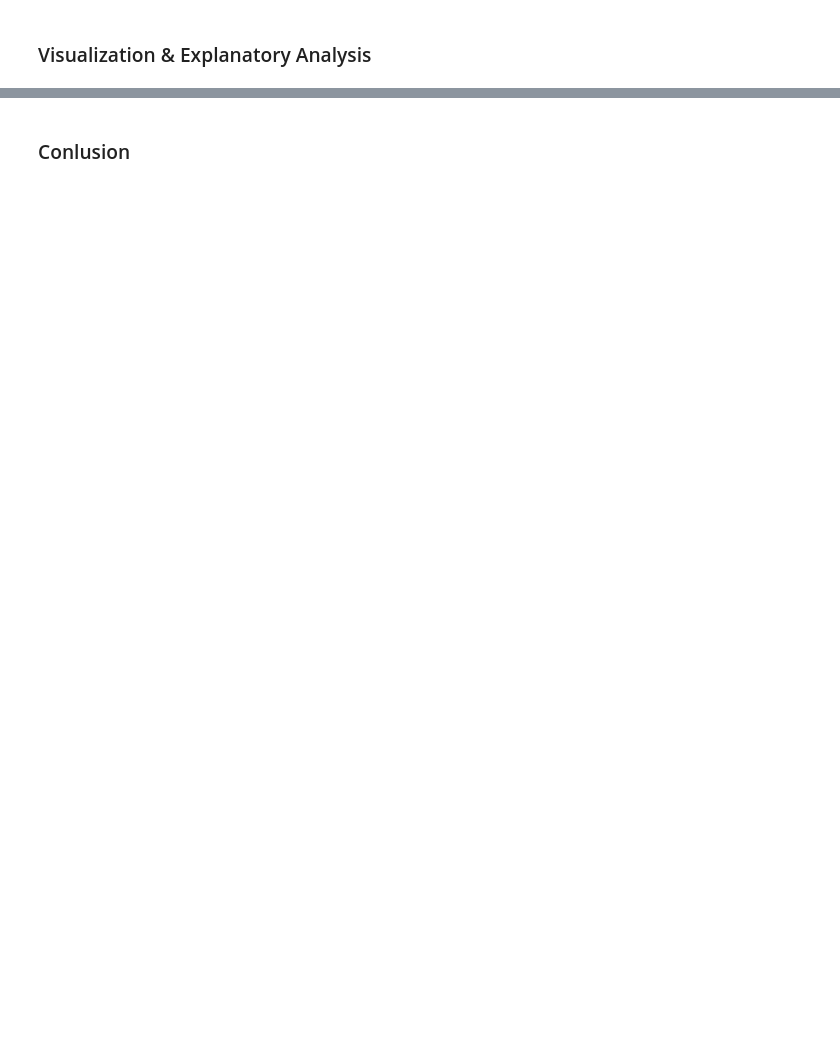
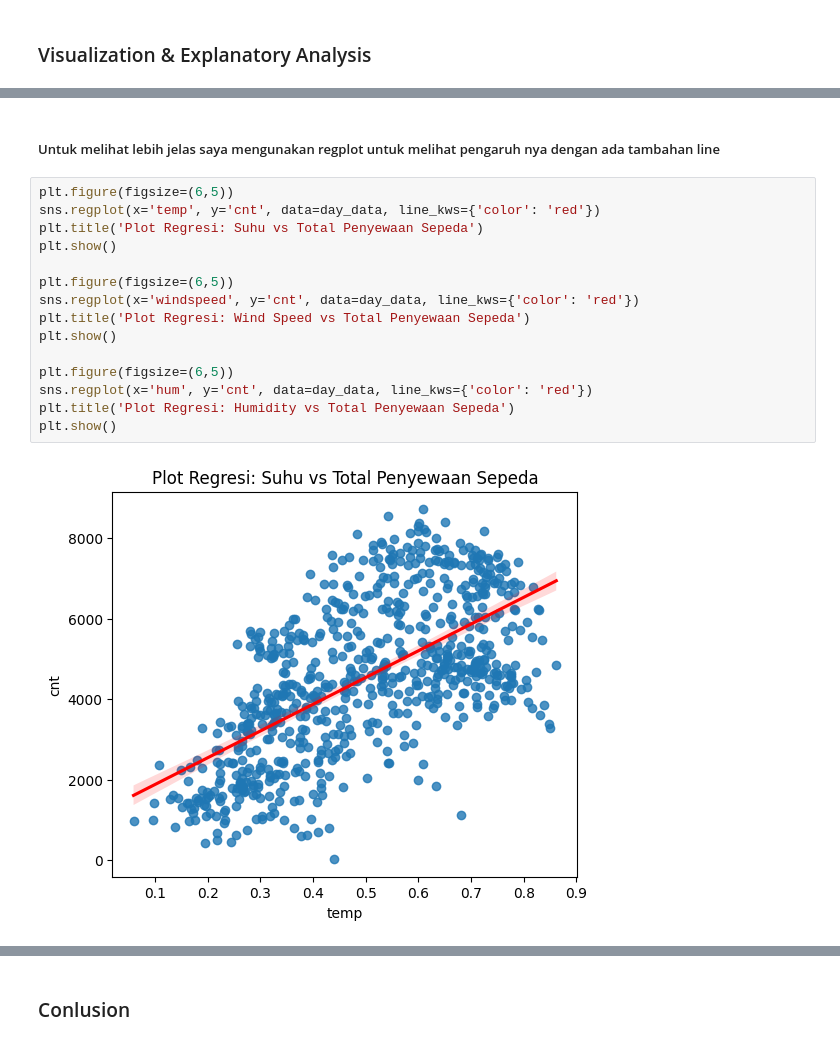
Before and after one commit to hanifsyabani/submission_analisis_data, a Jupyter notebook: data.ipynb, the cells around one changed output, grey strips where cells are left out. Drawn from its saved outputs; the diff is of its cells as text; blank space fills up the shorter version.

```diff
--- a/data.ipynb
+++ b/data.ipynb
@@ -223,0 +120,19 @@ plt.show()
+# %% [markdown]
+##### Untuk melihat lebih jelas saya mengunakan regplot untuk melihat pengaruh nya dengan ada tambahan line
+# %%
+plt.figure(figsize=(6,5))
+sns.regplot(x='temp', y='cnt', data=day_data, line_kws={'color': 'red'})
+plt.title('Plot Regresi: Suhu vs Total Penyewaan Sepeda')
+plt.show()
+
+plt.figure(figsize=(6,5))
+sns.regplot(x='windspeed', y='cnt', data=day_data, line_kws={'color': 'red'})
+plt.title('Plot Regresi: Wind Speed vs Total Penyewaan Sepeda')
+plt.show()
+
+plt.figure(figsize=(6,5))
+sns.regplot(x='hum', y='cnt', data=day_data, line_kws={'color': 'red'})
+plt.title('Plot Regresi: Humidity vs Total Penyewaan Sepeda')
+plt.show()
+# %% [output]
+[figure, added]
```
Also changed, not shown: parts of 51 cells of this notebook, 15 other files.
